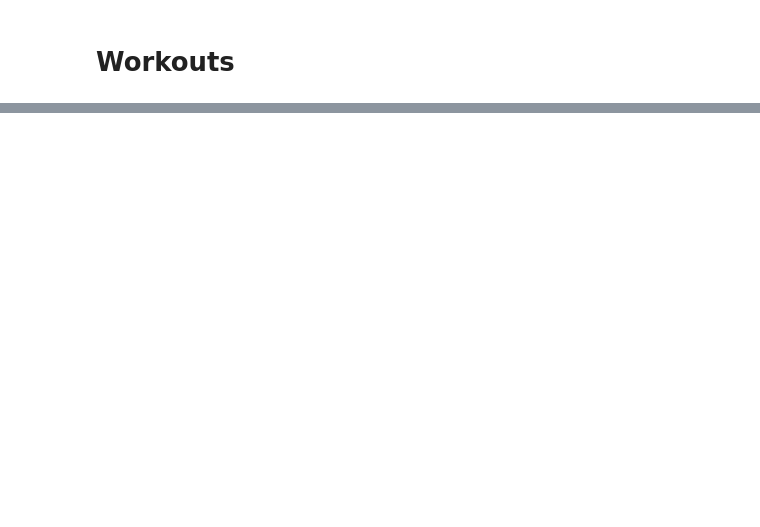
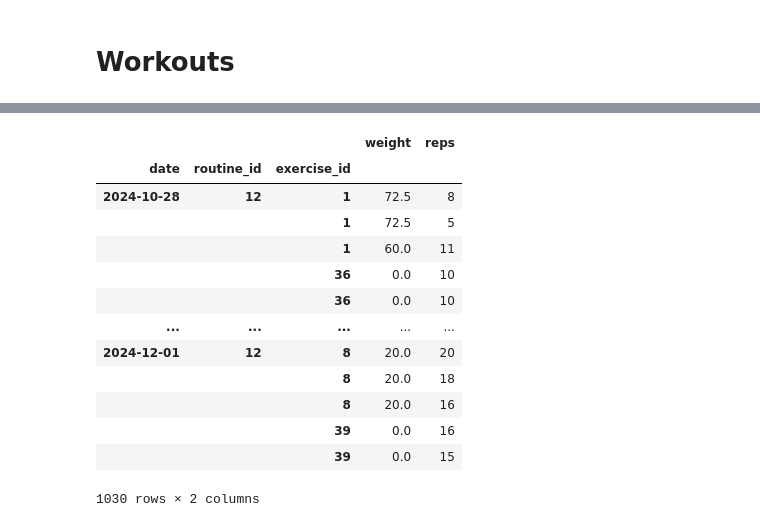
Before and after one commit to jordanbegg/pybenchmark, a Jupyter notebook: notebooks/setup.ipynb, the cells around one changed output, grey strips where cells are left out. Drawn from its saved outputs; the diff is of its cells as text; code cells hidden in the pictures; blank space fills up the shorter version.

```diff
--- a/notebooks/setup.ipynb
+++ b/notebooks/setup.ipynb
@@ -76,5 +272,6 @@ for routine in routines:
 # Workouts
 # %%
 df = pd.read_excel(DATA_DIR / "setup.xlsx", sheet_name="workouts")
-df = df.rename(columns={"name": "routine_name"})
+df["workoutroutine"] = df["workoutroutine"].str.lower()
+df["exercise"] = df["exercise"].str.lower()
 df.head()
@@ -96,7 +321,22 @@ df.head()
 # %%
-df_all = df.merge(right=exs, left_on="exercise_lower", right_on="exercise_name")
-df_all = df_all.merge(right=routines, left_on="workoutroutine_lower", right_on="routine_name")[["date", "weight", "reps", "routine_id", "exercise_id"]]
+df_all = df.merge(right=exs, left_on="exercise", right_on="exercise_name").merge(right=routines, left_on="workoutroutine", right_on="routine_name")[["date", "exercise_id", "routine_id", "weight", "reps"]]
+dates = df_all.date.dt.date.astype(str).unique()
 df_all = df_all.set_index(["date", "routine_id", "exercise_id"])
 df_all
+# %% [output]
+|  |  |  | weight | reps |
+| date | routine_id | exercise_id |  |  |
+| 2024-10-28 | 12 | 1 | 72.5 | 8 |
+|  |  | 1 | 72.5 | 5 |
+|  |  | 1 | 60.0 | 11 |
+|  |  | 36 | 0.0 | 10 |
+|  |  | 36 | 0.0 | 10 |
+| ... | ... | ... | ... | ... |
+| 2024-12-01 | 12 | 8 | 20.0 | 20 |
+|  |  | 8 | 20.0 | 18 |
+|  |  | 8 | 20.0 | 16 |
+|  |  | 39 | 0.0 | 16 |
+|  |  | 39 | 0.0 | 15 |
+1030 rows × 2 columns
 # %%
 for date in dates:
```
Also changed, not shown: parts of 32 cells of this notebook, 10 other files.
